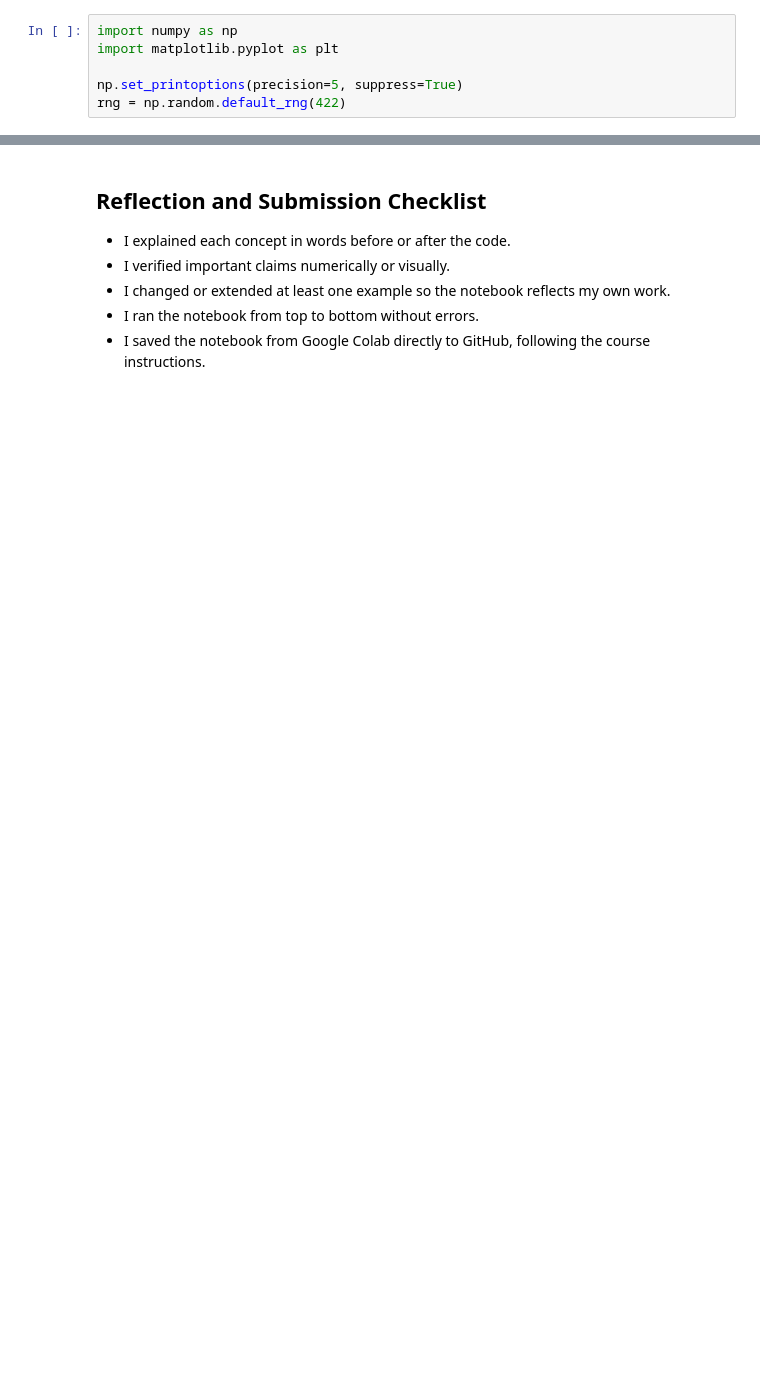
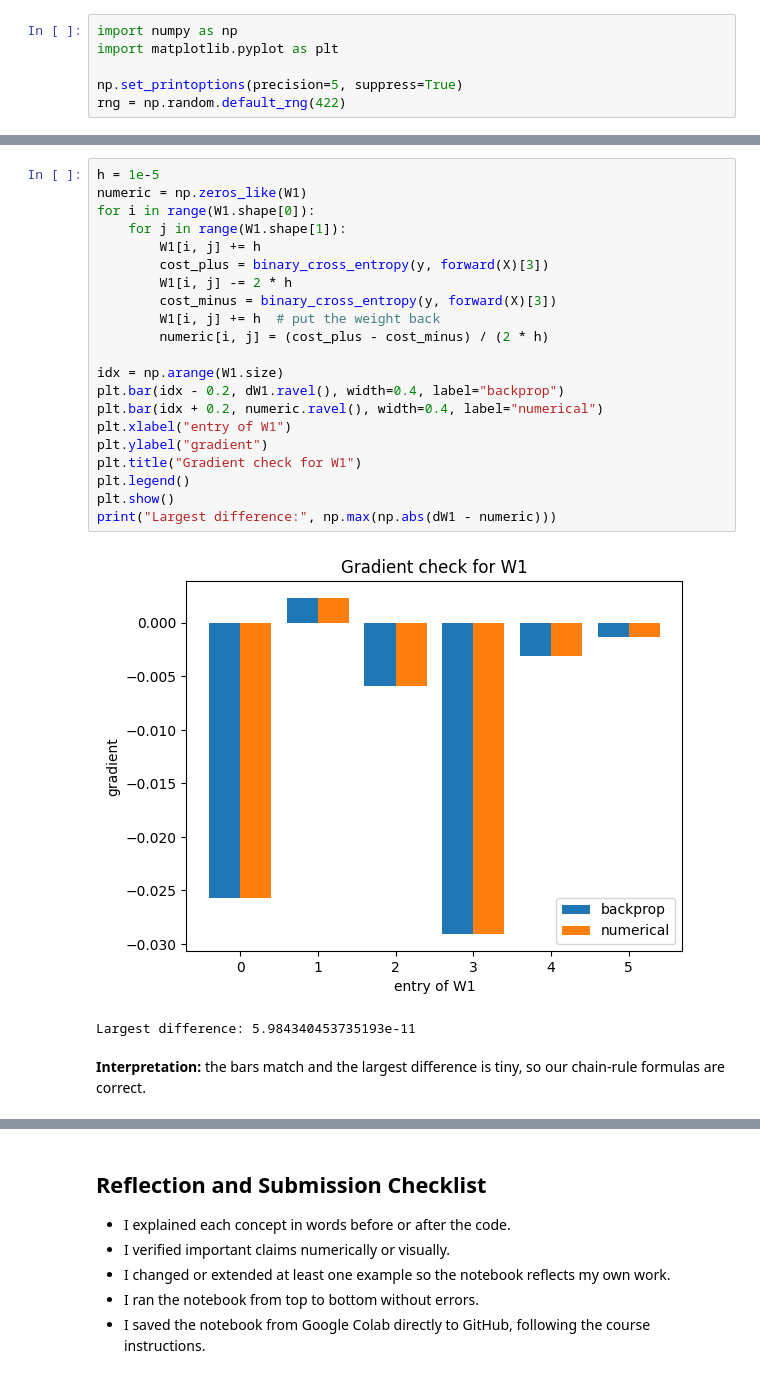
Before and after one commit to ehuangasu/MAT422, a Jupyter notebook: MAT422_Section_3_7_Neural_Networks.ipynb, the cells around one changed output, grey strips where cells are left out. Drawn from its saved outputs; the diff is of its cells as text; blank space fills up the shorter version.

```diff
--- a/MAT422_Section_3_7_Neural_Networks.ipynb
+++ b/MAT422_Section_3_7_Neural_Networks.ipynb
@@ -96,0 +221,26 @@ This section gives one compact Python demonstration of **Backpropagation algorit
+# %%
+h = 1e-5
+numeric = np.zeros_like(W1)
+for i in range(W1.shape[0]):
+    for j in range(W1.shape[1]):
+        W1[i, j] += h
+        cost_plus = binary_cross_entropy(y, forward(X)[3])
+        W1[i, j] -= 2 * h
+        cost_minus = binary_cross_entropy(y, forward(X)[3])
+        W1[i, j] += h  # put the weight back
+        numeric[i, j] = (cost_plus - cost_minus) / (2 * h)
+
+idx = np.arange(W1.size)
+plt.bar(idx - 0.2, dW1.ravel(), width=0.4, label="backprop")
+plt.bar(idx + 0.2, numeric.ravel(), width=0.4, label="numerical")
+plt.xlabel("entry of W1")
+plt.ylabel("gradient")
+plt.title("Gradient check for W1")
+plt.legend()
+plt.show()
+print("Largest difference:", np.max(np.abs(dW1 - numeric)))
+# %% [output]
+[figure, added]
+Largest difference: 5.984340453735193e-11
+# %% [markdown]
+**Interpretation:** the bars match and the largest difference is tiny, so our chain-rule formulas are correct.
```
Also changed, not shown: parts of 27 cells of this notebook.
